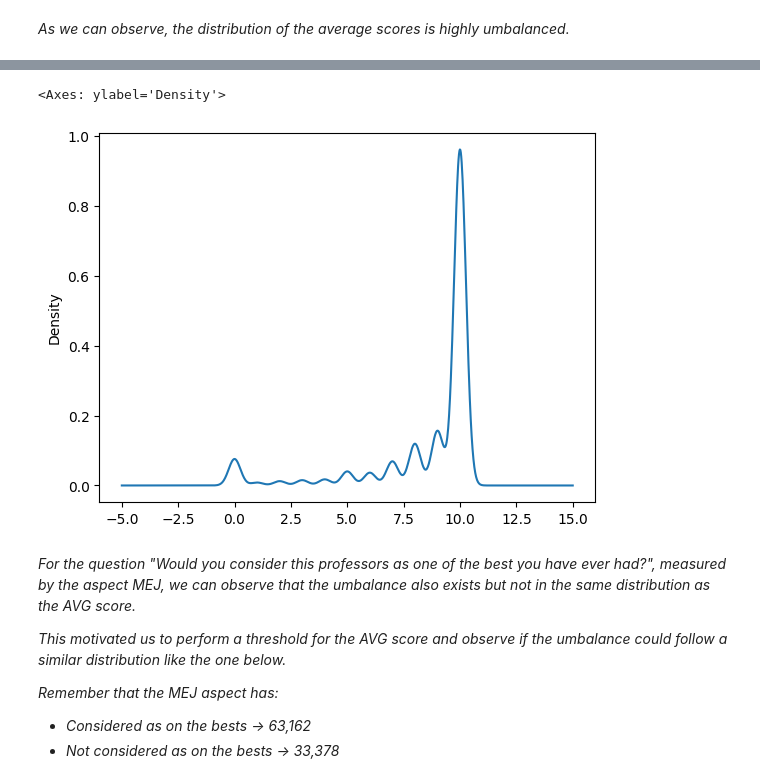
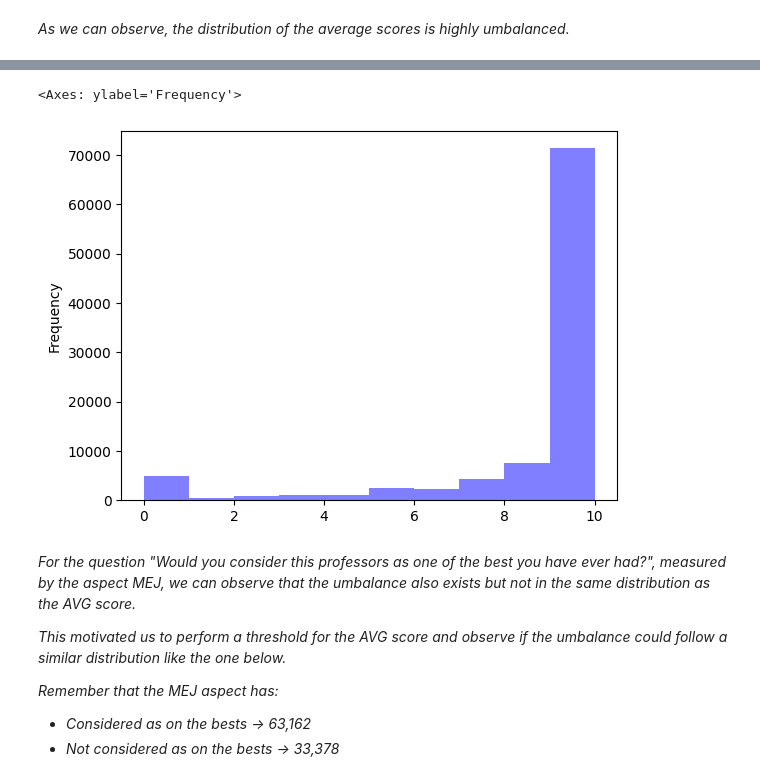
Before and after one commit to Ein-Bebop/ThesisProject, a Jupyter notebook: 2_Initial_Data_Exploration.ipynb, the cells around one changed output, grey strips where cells are left out. Cells and saved outputs as stored; diff of their text form; code cells hidden in the pictures.

```diff
--- a/2_Initial_Data_Exploration.ipynb
+++ b/2_Initial_Data_Exploration.ipynb
@@ -164,8 +125,8 @@ df_ecoas['AVG'].plot(kind='kde')
 # %%
-df_ecoas['REC'].plot(kind='kde')
+df_ecoas['REC'].plot(kind='hist', alpha=0.5, color='b', label='REC')
 # %% [output]
-<Axes: ylabel='Density'>
+<Axes: ylabel='Frequency'>
-[figure, old version]
+[figure, new version]
 # %% [markdown]
 *For the question "Would you consider this professors as one of the best you have ever had?", measured by the aspect MEJ, we can observe that the umbalance also exists but not in the same distribution as the AVG score.*
 
```
Also changed, not shown: parts of 15 cells of this notebook, 18 other files.
